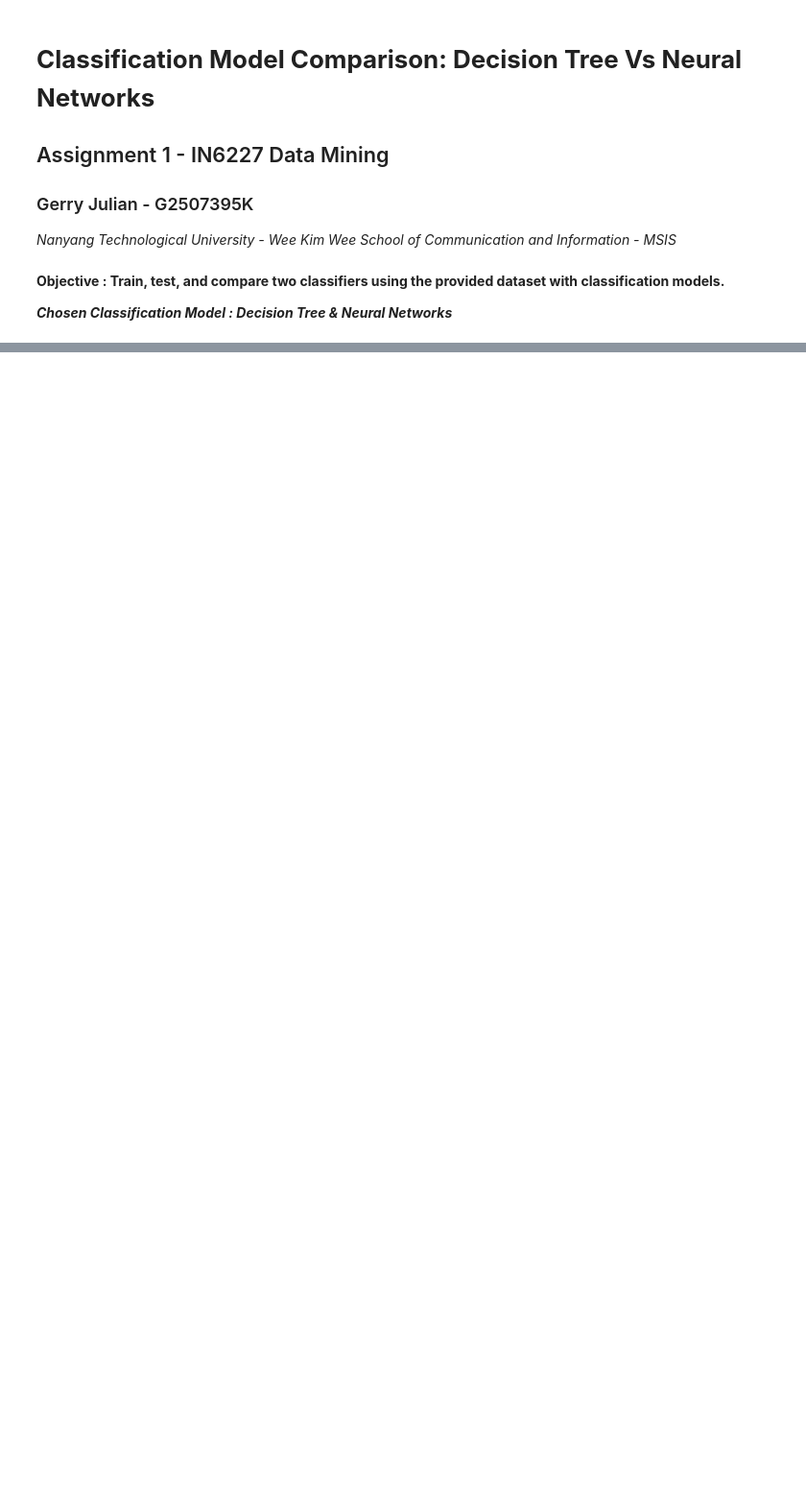
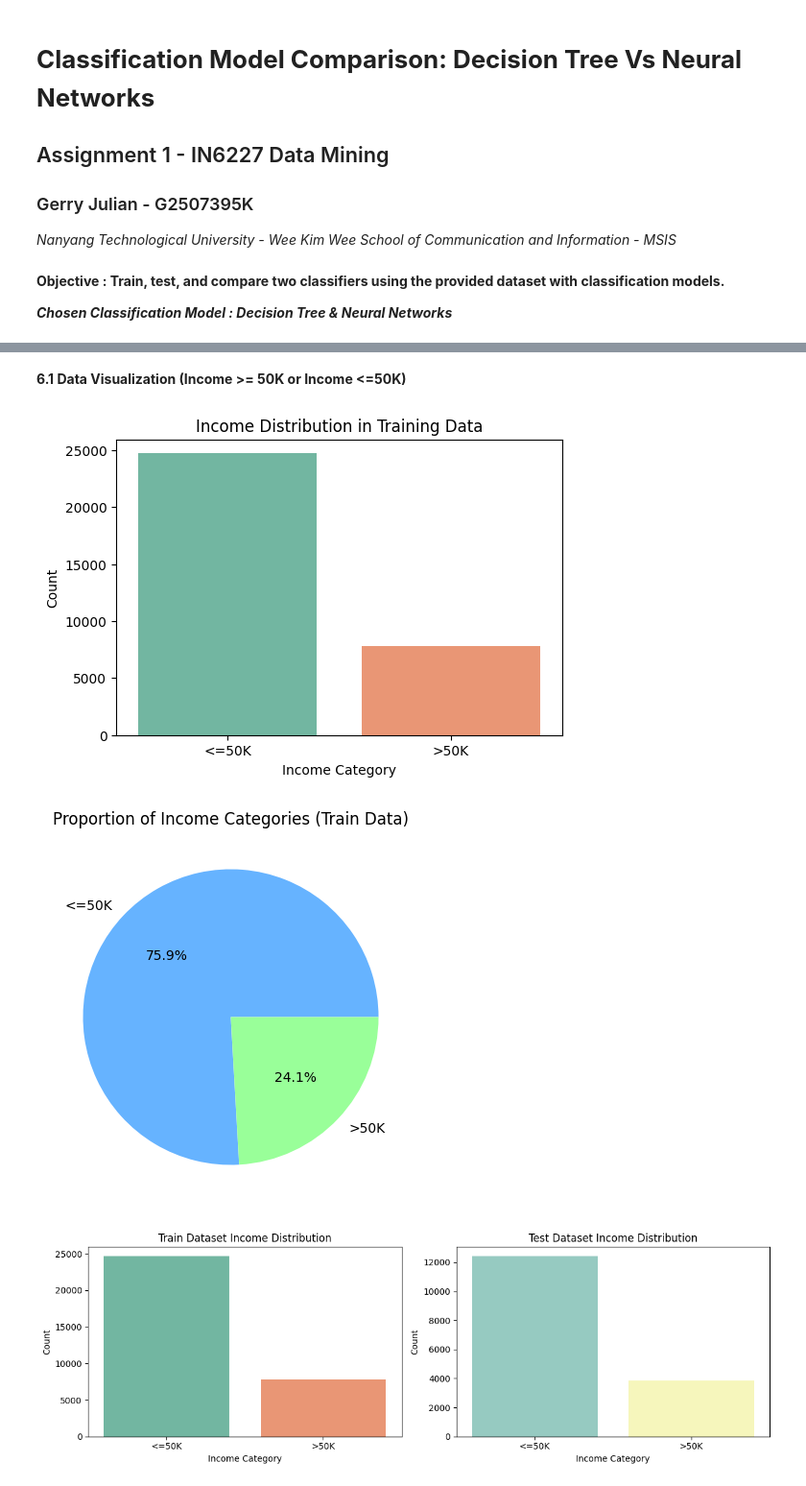
Before and after one commit to GerryJulian/Model_Comparison, a Jupyter notebook: data_processing/main.ipynb, the cells around one changed output, grey strips where cells are left out. Shown: that part at 96% size. Cells and saved outputs as stored; diff of their text form; code cells hidden in the pictures; blank space fills up the shorter version.

```diff
--- a/data_processing/main.ipynb
+++ b/data_processing/main.ipynb
@@ -389,0 +700,40 @@ Name: count, dtype: int64
+# %% [markdown]
+**6.1 Data Visualization (Income >= 50K or Income <=50K)**
+# %%
+# --------------------------
+# 6: Data Exploration
+# --------------------------
+# --------------------------
+# 6.1: Data Visualization
+# --------------------------
+plt.figure(figsize=(6,4))
+sns.countplot(x="income", hue="income", data=df_train, palette="Set2", dodge=False, legend=False)
+plt.title("Income Distribution in Training Data")
+plt.xlabel("Income Category")
+plt.ylabel("Count")
+plt.show()
+
+income_counts = df_train["income"].value_counts()
+
+plt.figure(figsize=(5,5))
+plt.pie(income_counts, labels=income_counts.index, autopct="%1.1f%%", colors=["#66b3ff","#99ff99"])
+plt.title("Proportion of Income Categories (Train Data)")
+plt.show()
+
+fig, axes = plt.subplots(1, 2, figsize=(12,4))
+
+sns.countplot(x="income", hue="income", data=df_train, palette="Set2", dodge=False, legend=False, ax=axes[0])
+axes[0].set_title("Train Dataset Income Distribution")
+axes[0].set_xlabel("Income Category")
+axes[0].set_ylabel("Count")
+
+sns.countplot(x="income", hue="income", data=df_test, palette="Set3", dodge=False, legend=False, ax=axes[1])
+axes[1].set_title("Test Dataset Income Distribution")
+axes[1].set_xlabel("Income Category")
+axes[1].set_ylabel("Count")
+
+plt.tight_layout()
+# %% [output]
+[figure, added]
+[figure, added]
+[figure, added]
```
Also changed, not shown: parts of 60 cells of this notebook, 1 other file.
